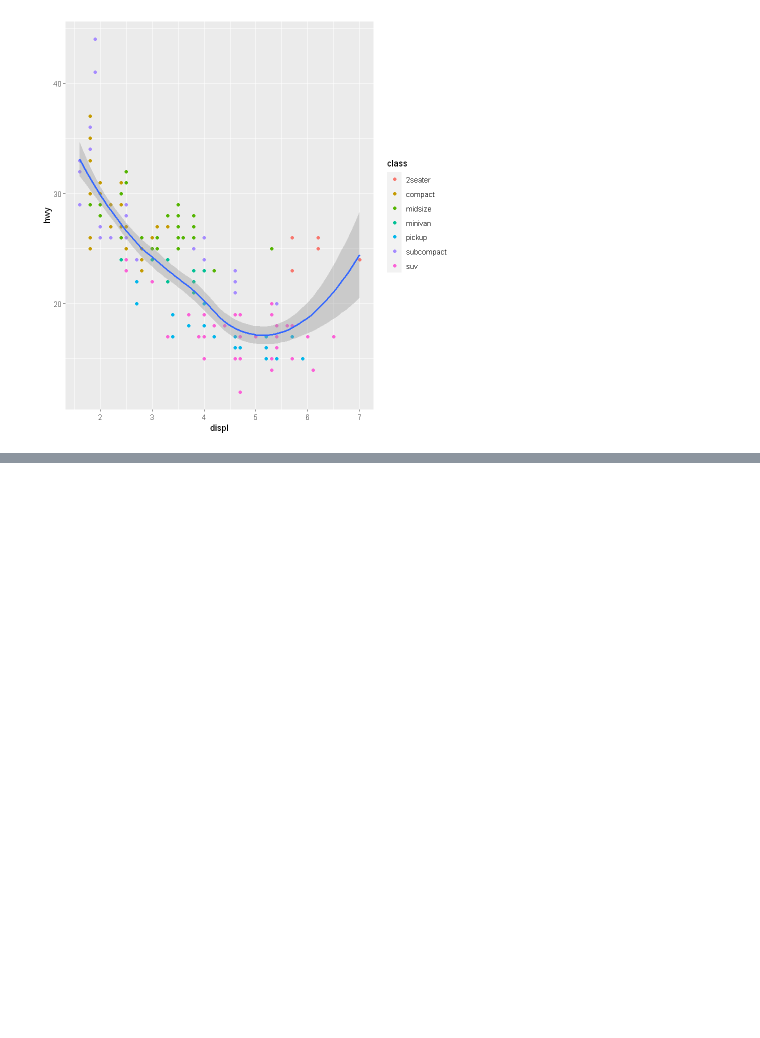
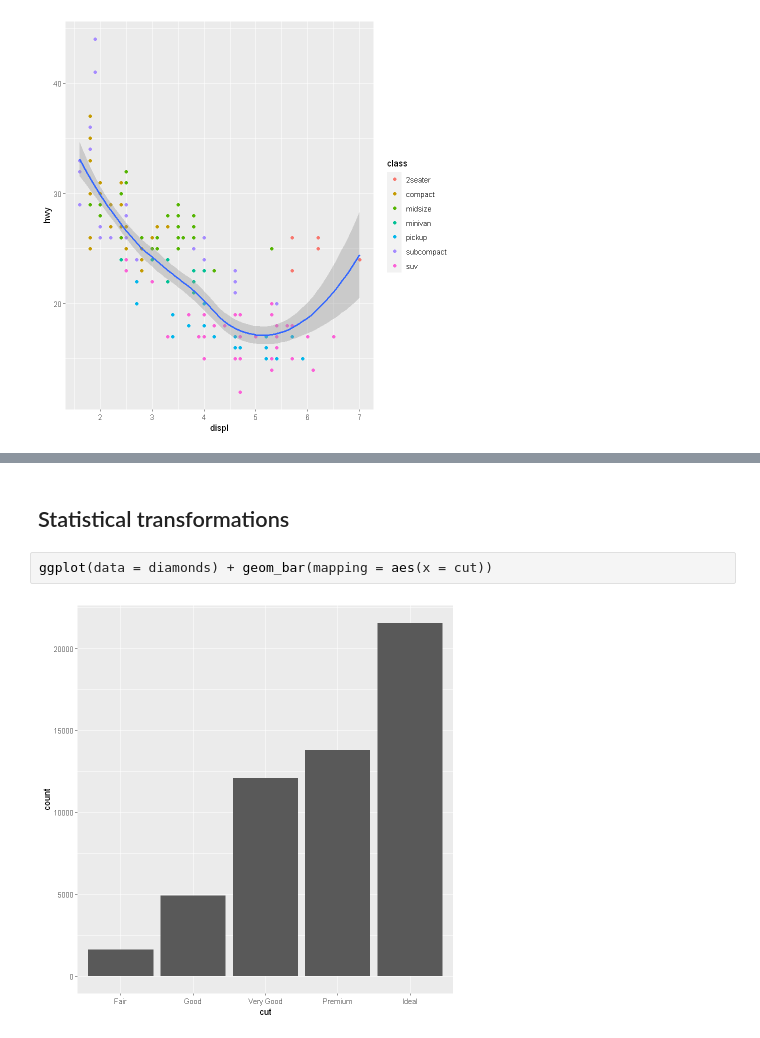
Before and after one commit to Vu-Viet-Phong/R, a Jupyter notebook: R-for-DS/Data-Visualisation.ipynb, the cells around one changed output, grey strips where cells are left out. Drawn from its saved outputs; the diff is of its cells as text; blank space fills up the shorter version.

```diff
--- a/R-for-DS/Data-Visualisation.ipynb
+++ b/R-for-DS/Data-Visualisation.ipynb
@@ -181,0 +189,6 @@ ggplot(data = mpg, mapping = aes(x = displ, y = hwy)) +
+# %% [markdown]
+## Statistical transformations
+# %%
+ggplot(data = diamonds) + geom_bar(mapping = aes(x = cut))
+# %% [output]
+[figure, added]
```
Also changed, not shown: parts of 21 cells of this notebook.
